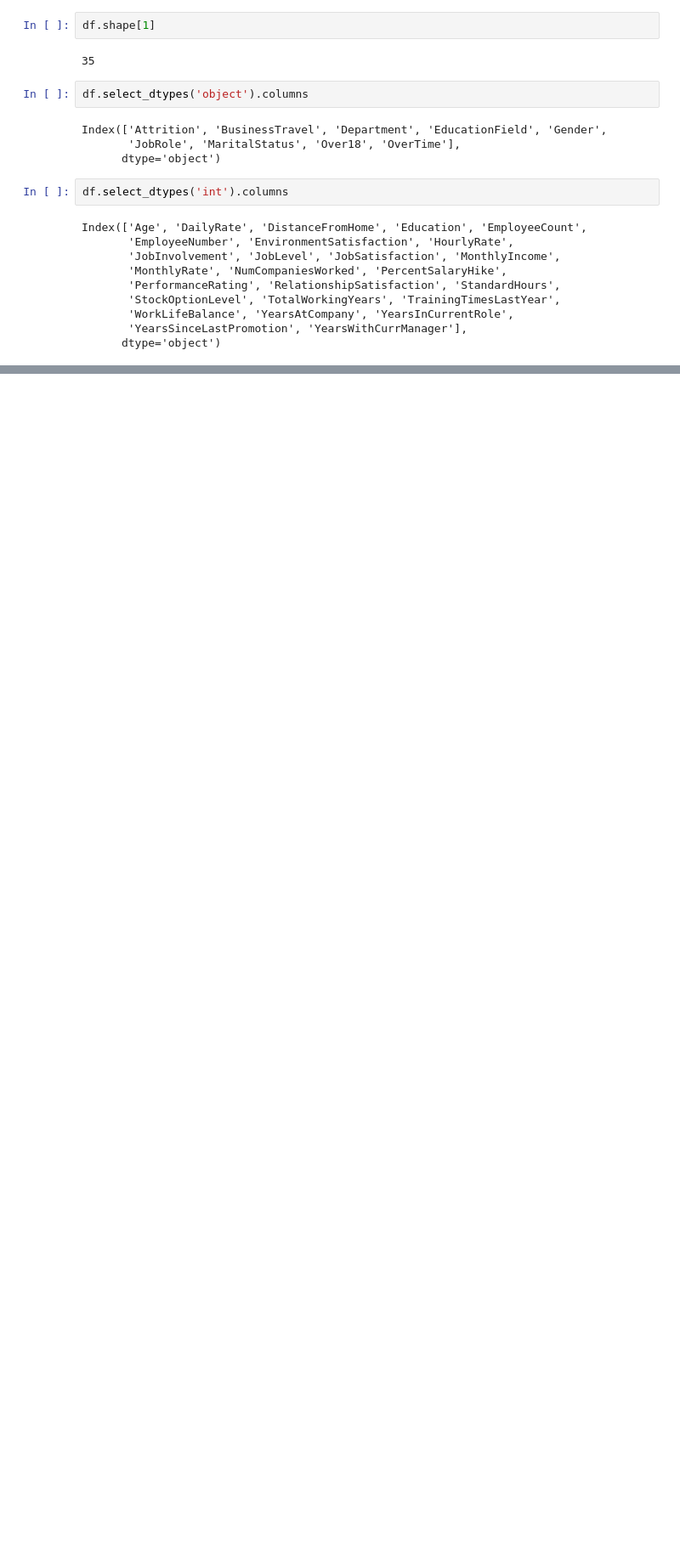
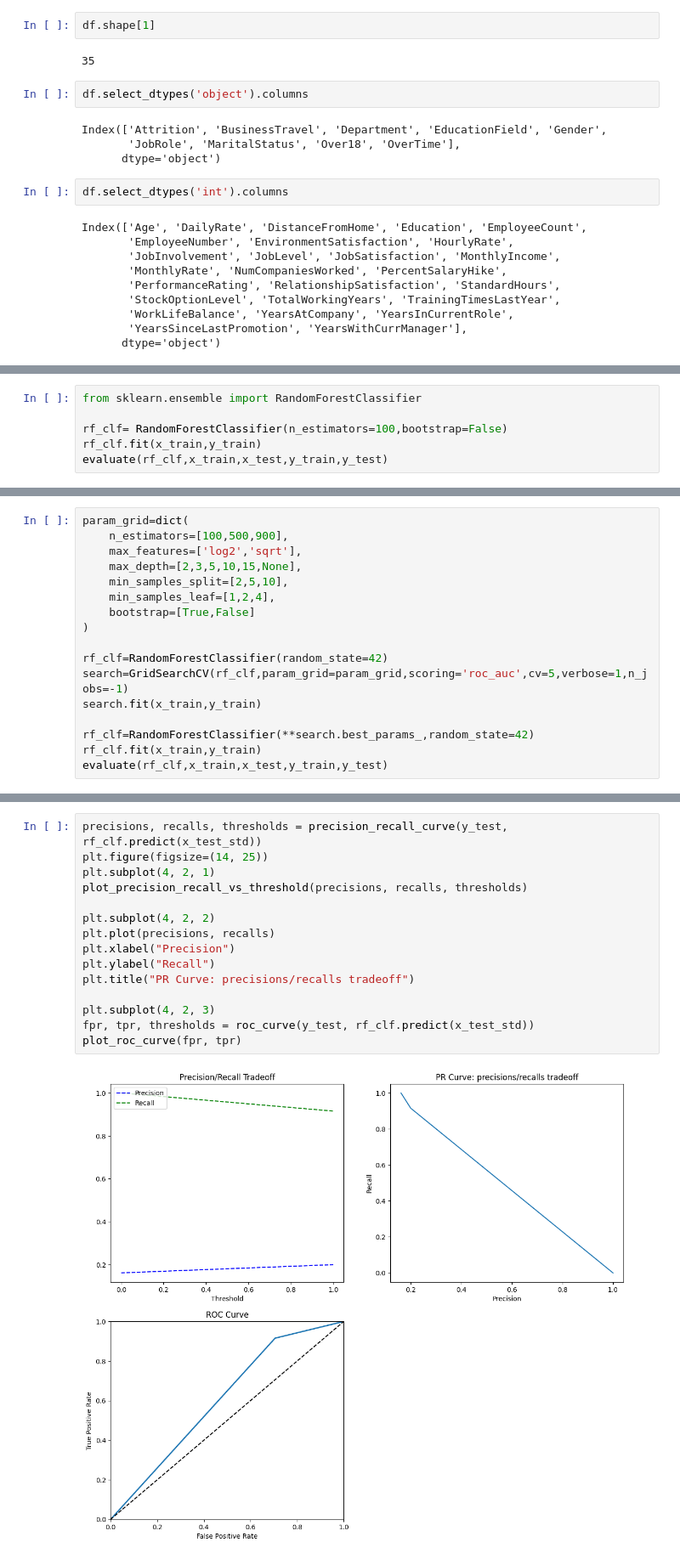
Before and after one commit to ritik944/-IBM_HR_Analytics_Employee_Attrition_Data_Analysis, a Jupyter notebook: IBM.ipynb, the cells around one changed output, grey strips where cells are left out. Shown at 85% size. Saved outputs shown, nothing was run; the diff lists cells and outputs as text; blank space fills up the shorter version.

```diff
--- a/IBM.ipynb
+++ b/IBM.ipynb
@@ -115,0 +368,6 @@ plt.show()
+# %%
+from sklearn.ensemble import RandomForestClassifier
+
+rf_clf= RandomForestClassifier(n_estimators=100,bootstrap=False)
+rf_clf.fit(x_train,y_train)
+evaluate(rf_clf,x_train,x_test,y_train,y_test)
@@ -115,0 +392,17 @@ plt.show()
+# %%
+param_grid=dict(
+    n_estimators=[100,500,900],
+    max_features=['log2','sqrt'],
+    max_depth=[2,3,5,10,15,None],
+    min_samples_split=[2,5,10],
+    min_samples_leaf=[1,2,4],
+    bootstrap=[True,False]
+)
+
+rf_clf=RandomForestClassifier(random_state=42)
+search=GridSearchCV(rf_clf,param_grid=param_grid,scoring='roc_auc',cv=5,verbose=1,n_jobs=-1)
+search.fit(x_train,y_train)
+
+rf_clf=RandomForestClassifier(**search.best_params_,random_state=42)
+rf_clf.fit(x_train,y_train)
+evaluate(rf_clf,x_train,x_test,y_train,y_test)
@@ -115,0 +445,17 @@ plt.show()
+# %%
+precisions, recalls, thresholds = precision_recall_curve(y_test, rf_clf.predict(x_test_std))
+plt.figure(figsize=(14, 25))
+plt.subplot(4, 2, 1)
+plot_precision_recall_vs_threshold(precisions, recalls, thresholds)
+
+plt.subplot(4, 2, 2)
+plt.plot(precisions, recalls)
+plt.xlabel("Precision")
+plt.ylabel("Recall")
+plt.title("PR Curve: precisions/recalls tradeoff")
+
+plt.subplot(4, 2, 3)
+fpr, tpr, thresholds = roc_curve(y_test, rf_clf.predict(x_test_std))
+plot_roc_curve(fpr, tpr)
+# %% [output]
+[figure, added]
```
Also changed, not shown: parts of 59 cells of this notebook, 1 other file.
